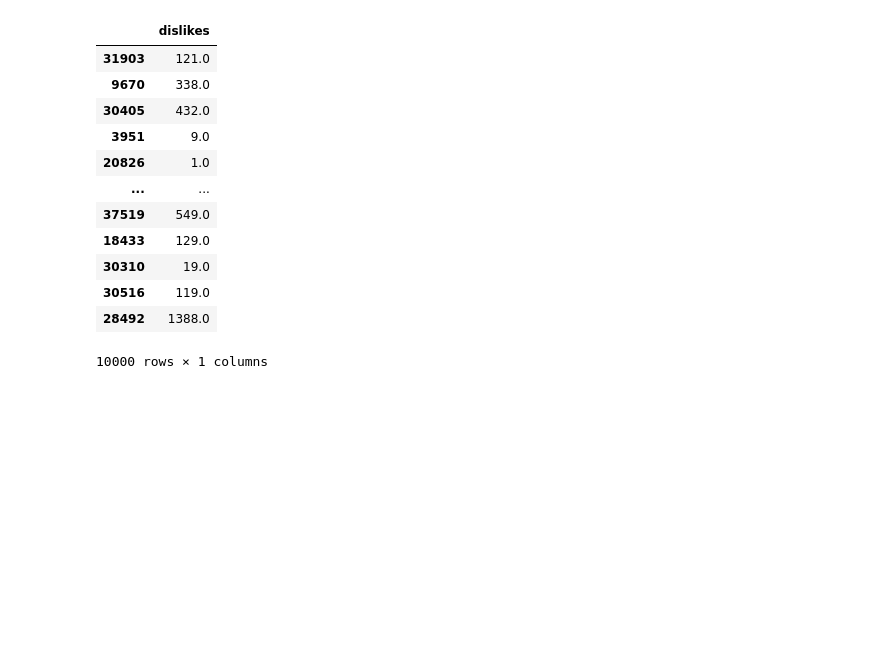
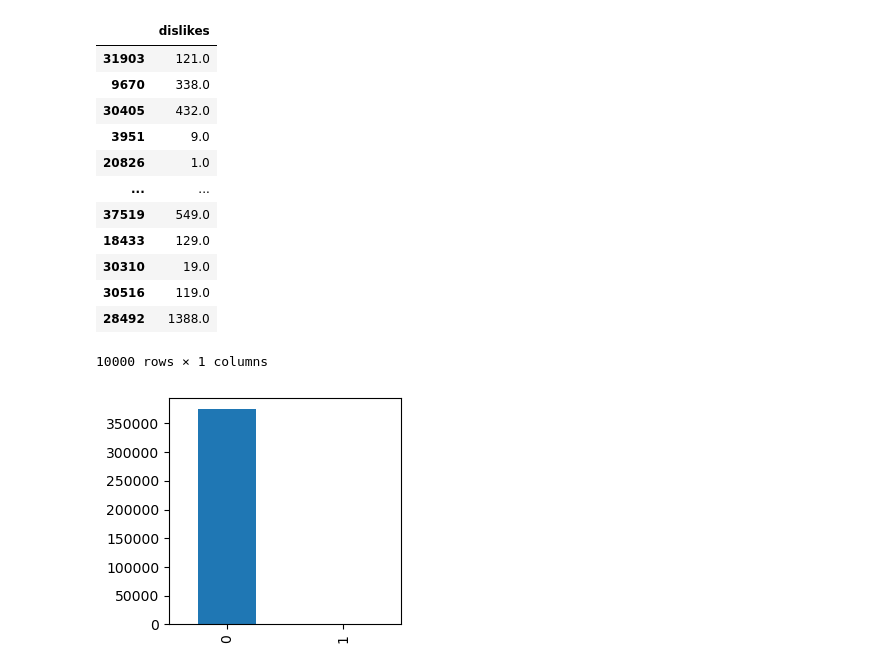
Before and after one commit to ashen007/youtube_trending, a Jupyter notebook: trending.ipynb, the cells around one changed output. Cells and saved outputs as stored; diff of their text form; code cells hidden in the pictures; blank space fills up the shorter version.

Commit message:
distribution of features

```diff
--- a/trending.ipynb
+++ b/trending.ipynb
@@ -318,3 +318,10 @@ df_sample[['dislikes']]
 | 30516 | 119.0 |
 | 28492 | 1388.0 |
 10000 rows × 1 columns
+# %%
+# distributions
+plt.figure(figsize=[3,3],dpi=100)
+df.video_error_or_removed.value_counts().plot(kind='bar')
+plt.show()
+# %% [output]
+[figure, added]
```
Also changed, not shown: parts of 2 cells of this notebook.
